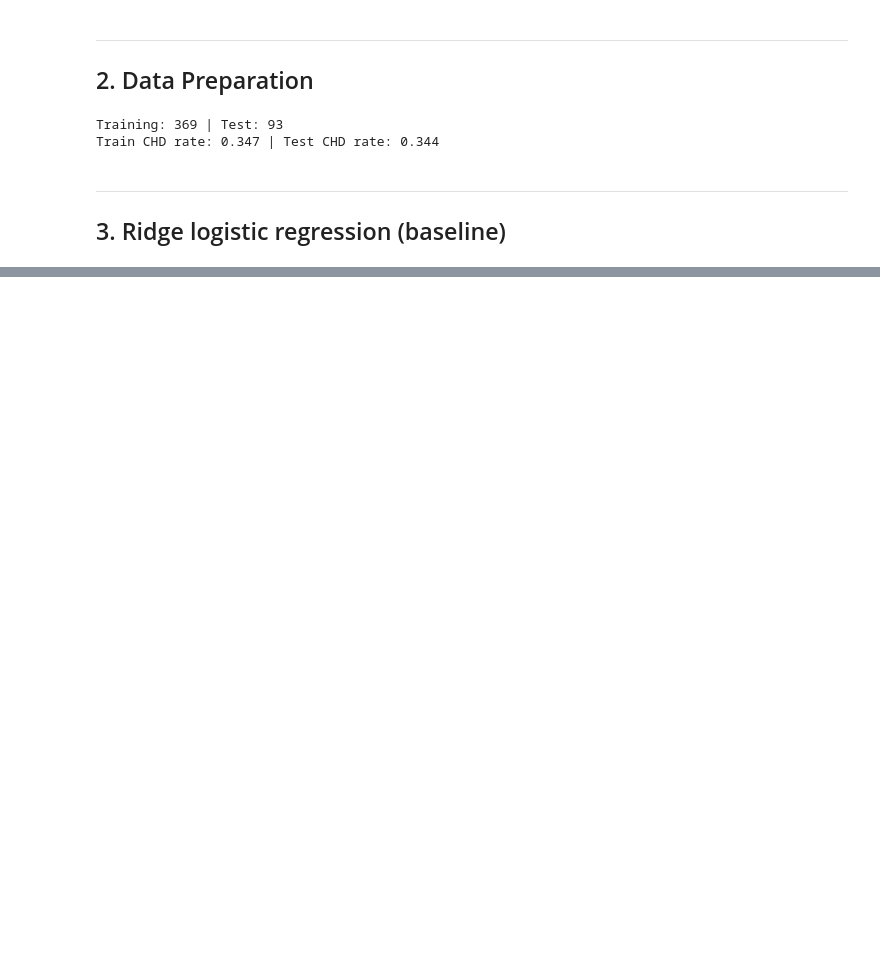
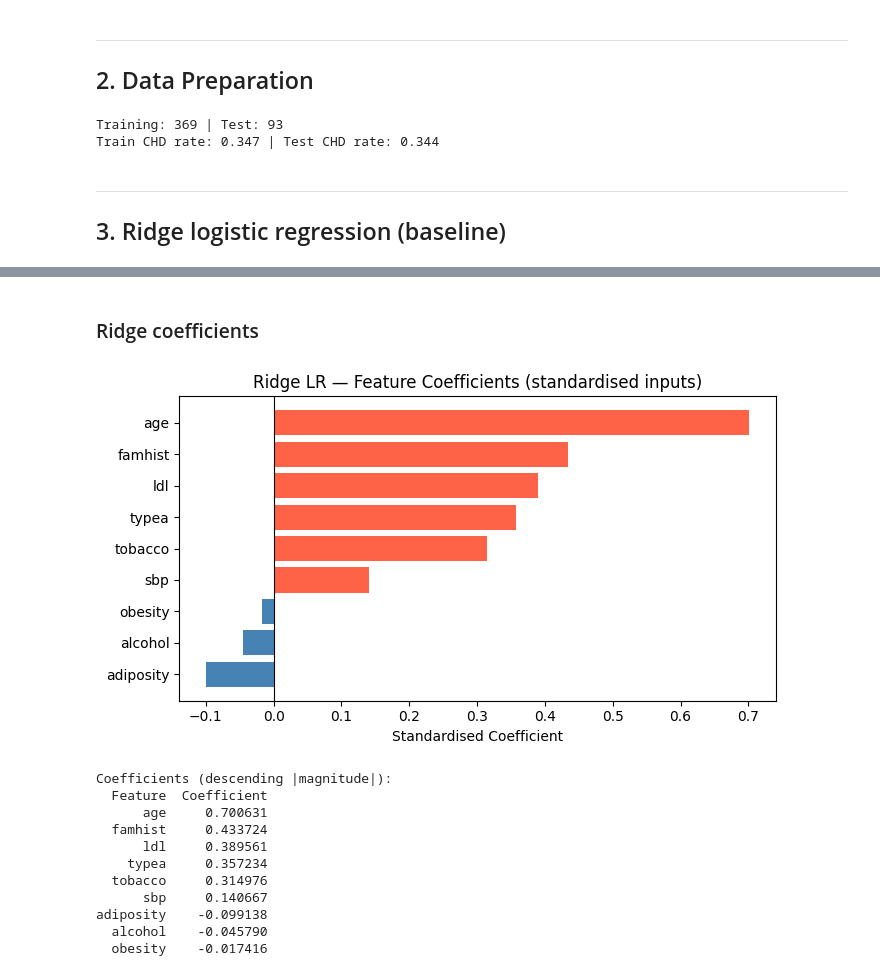
Before and after one commit to ytterbiu/SMM636-ML-a02-heart-disease, a Jupyter notebook: ml-smm636-a02-heart-disease.ipynb, the cells around one changed output, grey strips where cells are left out. Cells and saved outputs as stored; diff of their text form; code cells hidden in the pictures; blank space fills up the shorter version.

```diff
--- a/ml-smm636-a02-heart-disease.ipynb
+++ b/ml-smm636-a02-heart-disease.ipynb
@@ -477,0 +516,36 @@ Train CHD rate: 0.347 | Test CHD rate: 0.344
+# %% [markdown]
+### Ridge coefficients
+# %%
+# Standardised coefficients
+# > key interpretability advantage of ridge LR
+coef_df = pd.DataFrame(
+    {"Feature": X.columns, "Coefficient": best_lr.coef_[0]}
+).sort_values("Coefficient")
+
+fig, ax = plt.subplots(figsize=(7, 4))
+colours = ["tomato" if c > 0 else "steelblue" for c in coef_df["Coefficient"]]
+ax.barh(coef_df["Feature"], coef_df["Coefficient"], color=colours)
+ax.set_xlabel("Standardised Coefficient")
+ax.set_title("Ridge LR — Feature Coefficients (standardised inputs)")
+ax.axvline(0, color="black", linewidth=0.8)
+plt.tight_layout()
+savefig("fig_ridge_coefficients")
+plt.show()
+
+print("Coefficients (descending |magnitude|):")
+print(
+    coef_df.sort_values("Coefficient", key=abs, ascending=False).to_string(index=False)
+)
+# %% [output]
+[figure, added]
+Coefficients (descending |magnitude|):
+  Feature  Coefficient
+      age     0.700631
+  famhist     0.433724
+      ldl     0.389561
+    typea     0.357234
+  tobacco     0.314976
+      sbp     0.140667
+adiposity    -0.099138
+  alcohol    -0.045790
+  obesity    -0.017416
```
Also changed, not shown: parts of 66 cells of this notebook, 3 other files.
